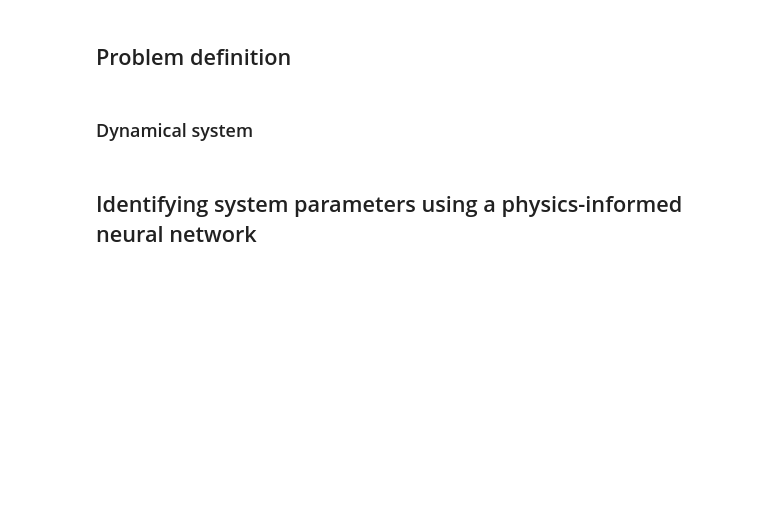
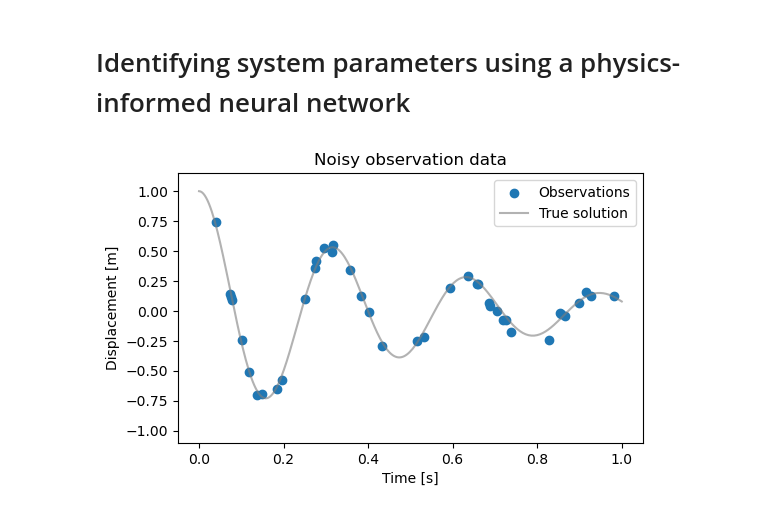
Before and after one commit to maalberg/pinn-care, a Jupyter notebook: pinn_play_ident.ipynb, the cells around one changed output. Saved outputs shown, nothing was run; the diff lists cells and outputs as text; code cells hidden in the pictures; blank space fills up the shorter version.

```diff
--- a/pinn_play_ident.ipynb
+++ b/pinn_play_ident.ipynb
@@ -1,5 +1,5 @@
-# %% [markdown]
-## Problem definition
+# %% [markdown]
+# Identifying system parameters using a physics-informed neural network
 # %%
 # ---------------------------------------------------------------------------*/
 # - import necessary python packages
@@ -14,19 +12,49 @@ import utilities as utils
 import function as fun
-# %% [markdown]
-### Dynamical system
 # %%
 # ---------------------------------------------------------------------------*/
-# - put prior, analytical, knowledge into code
+# - configure an under-damped harmonic oscillator
 
-def osc_true(d: tf.Tensor, w0: tf.Tensor, t: tf.Tensor) -> tf.Tensor:
+def osc_true(d, w0, t):
     """Compute an analytical solution to an under-damped harmonic oscillator problem."""
     assert d < w0
-    w = tf.sqrt(w0**2-d**2)
-    phi = tf.math.atan(-d/w)
-    A = 1/(2*tf.cos(phi))
-    cos = tf.cos(phi+w*t)
-    exp = tf.exp(-d*t)
+
+    w = np.sqrt(w0**2-d**2)
+    phi = np.arctan(-d/w)
+    A = 1/(2*np.cos(phi))
+    cos = torch.cos(phi+w*t)
+    exp = torch.exp(-d*t)
     u = exp*2*A*cos
+
     return u
+
+# preset randon number generator to get reproducible results
+torch.manual_seed(123)
+
+d, w0 = 2., 20.
+mu, k = 2*d, w0**2
+
+# specify number of points
+test_n = 300
+phys_n = 30
+meas_n = 40
+
+t_test = torch.linspace(0., 1., test_n).view(-1, 1) # time points for testing
+t_phys = torch.linspace(0., 1., phys_n, requires_grad=True).view(-1, 1) # time points to check physics
+t_meas = torch.rand([meas_n, 1])
+
+# response of a true harmonic oscillator
+u_meas = osc_true(d, w0, t_meas) + 0.04*torch.randn_like(t_meas)
+u_true = osc_true(d, w0, t_test)
+
+# plot observed system
+plt.figure(figsize=(6, 3.5))
+plt.title("Noisy observation data")
+plt.scatter(t_meas[:, 0], u_meas[:, 0], label="Observations")
+plt.plot(t_test[:, 0], u_true[:, 0], label="True solution", color="tab:grey", alpha=0.6)
+plt.xlabel('Time [s]')
+plt.ylabel('Displacement [m]')
+plt.ylim([-1.1, 1.15])
+plt.legend()
+plt.show()
+# %% [output]
+[figure, added]
-# %% [markdown]
-## Identifying system parameters using a physics-informed neural network
```
Also changed, not shown: parts of 14 cells of this notebook, 4 other files.
